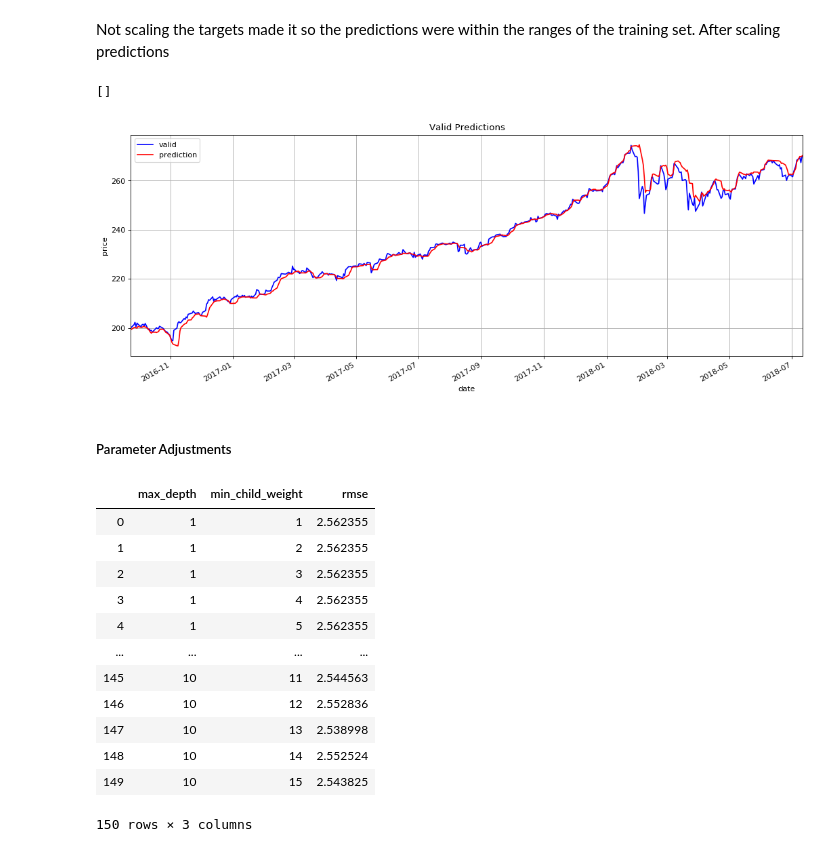
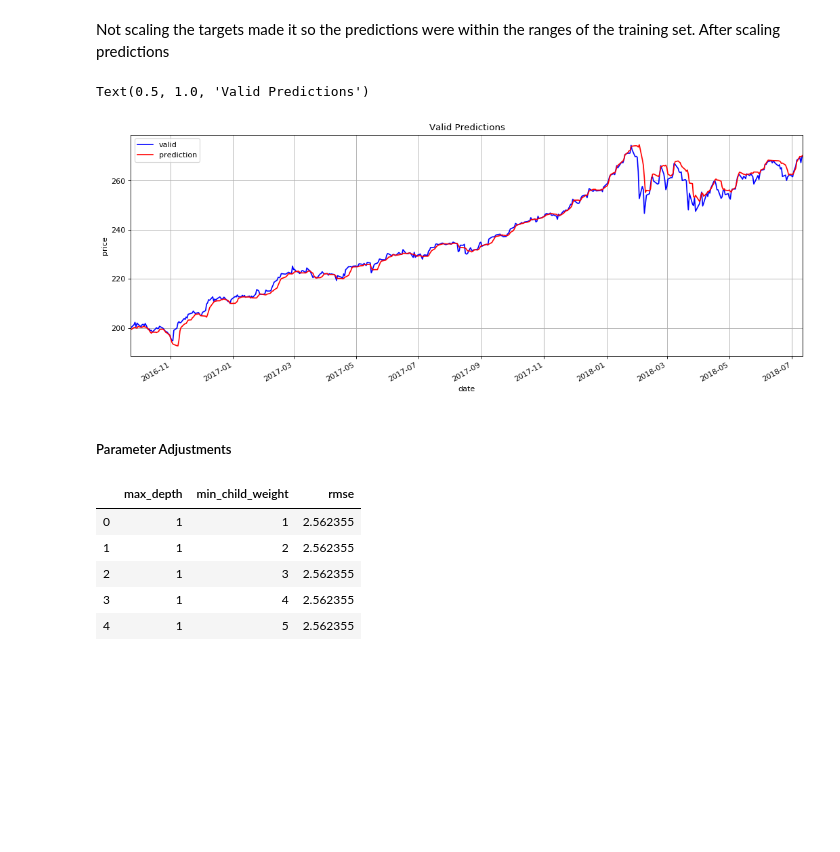
Before and after one commit to terrill11/spy_trend, a Jupyter notebook: spy_trend_xgboost.ipynb, the cells around one changed output. Cells and saved outputs as stored; diff of their text form; code cells hidden in the pictures; blank space fills up the shorter version.

```diff
--- a/spy_trend_xgboost.ipynb
+++ b/spy_trend_xgboost.ipynb
@@ -456,10 +454,8 @@ ax.legend(['valid', 'prediction'])
 ax.set_xlabel('date')
 ax.set_ylabel('price')
 ax.set_title('Valid Predictions')
-
-plt.plot()
 # %% [output]
-[]
+Text(0.5, 1.0, 'Valid Predictions')
 [figure]
 # %%
 # parameters
@@ -509,36 +505,29 @@ def train_xgb_model(X_train,
 # %%
 max_depth = range(1,11)
 min_child_weight = range(1,16)
 
 error_rate = {'max_depth':[], 'min_child_weight':[], 'rmse':[]}
 
 for param in max_depth:
     for param2 in min_child_weight:
         result = train_xgb_model(X_train_scaled,
                                  y_train_scaled,
                                  X_valid_scaled,
                                  y_valid,
                                  max_depth=param,
                                  min_child_weight=param2)
 
         error_rate['max_depth'].append(param)
         error_rate['min_child_weight'].append(param2)
         error_rate['rmse'].append(result)
 
 error_rate_df = pd.DataFrame(error_rate)
-error_rate_df
+error_rate_df.head()
 # %% [output]
 |  | max_depth | min_child_weight | rmse |
 | 0 | 1 | 1 | 2.562355 |
 | 1 | 1 | 2 | 2.562355 |
 | 2 | 1 | 3 | 2.562355 |
 | 3 | 1 | 4 | 2.562355 |
 | 4 | 1 | 5 | 2.562355 |
-| ... | ... | ... | ... |
-| 145 | 10 | 11 | 2.544563 |
-| 146 | 10 | 12 | 2.552836 |
-| 147 | 10 | 13 | 2.538998 |
-| 148 | 10 | 14 | 2.552524 |
-| 149 | 10 | 15 | 2.543825 |
-150 rows × 3 columns
 # %%
```
Also changed, not shown: parts of 2 cells of this notebook.
